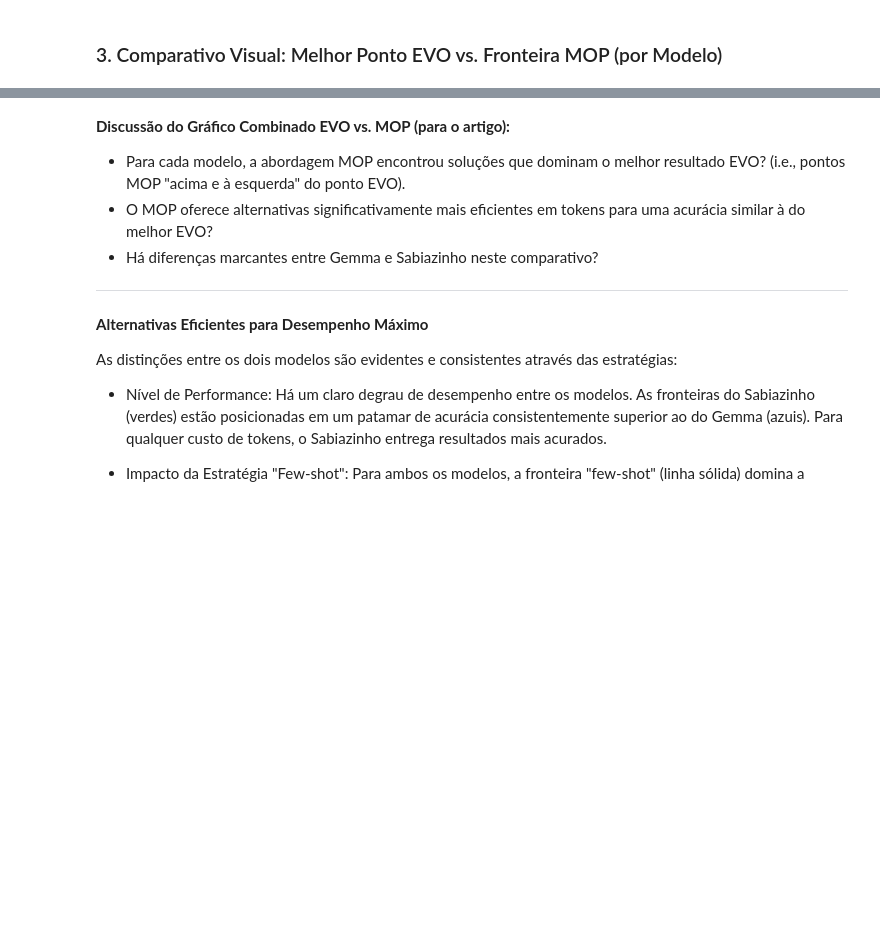
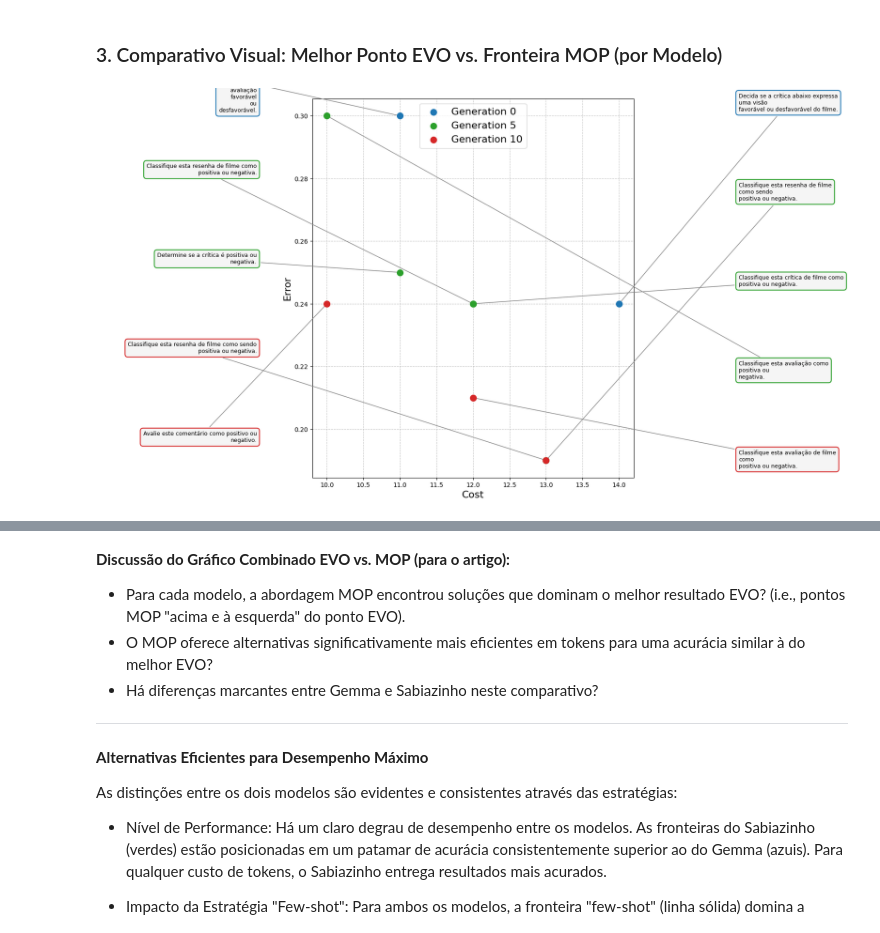
Before and after one commit to SaraCamara/mo-prompt-project, a Jupyter notebook: results/artigo_analise_resultados.ipynb, the cells around one changed output, grey strips where cells are left out. Saved outputs shown, nothing was run; the diff lists cells and outputs as text; code cells hidden in the pictures; blank space fills up the shorter version.

```diff
--- a/results/artigo_analise_resultados.ipynb
+++ b/results/artigo_analise_resultados.ipynb
@@ -405,3 +405,97 @@ A comparação direta entre a melhor solução do EVO e os pontos extrmops do MO
  * Para o Gemma (Zero-shot): O EVO alcançou a maior acurácia para este modelo (0.8700), mas com um custo de 19 tokens. Em contrapartida, o ponto de "Máxima Acurácia" do MOP atingiu uma performance muito próxima (0.8500), utilizando apenas 12 tokens. Neste caso, o MOP oferece uma alternativa que sacrifica apenas 0.02 ponto de acurácia para economizar 7 tokens (~37% de redução). Para muitas aplicações práticas, esta seria uma troca altamente desejável.
 # %% [markdown]
 ### 3. Comparativo Visual: Melhor Ponto EVO vs. Fronteira MOP (por Modelo)
+# %%
+import matplotlib.pyplot as plt
+import pandas as pd
+import io
+import numpy as np
+import matplotlib.patheffects as path_effects
+import textwrap # <-- 1. Importamos a biblioteca para formatar o texto
+
+# Dados fornecidos pelo usuário
+csv_data = """generation,prompt,acc,f1,tokens,rank,crowding_distance
+0,Decida se a crítica abaixo expressa uma visão favorável ou desfavorável do filme.,0.76,0.7073170731707317,14,0,inf
+0,Determine se a crítica expressa uma avaliação favorável ou desfavorável.,0.7,0.7580645161290323,11,0,inf
+5,"Classifique esta resenha de filme como sendo positiva ou negativa.",0.81,0.8041237113402062,13,0,inf
+5,"Classifique esta resenha de filme como positiva ou negativa.",0.76,0.75,12,0,0.4242424242424242
+5,"Classifique esta crítica de filme como positiva ou negativa.",0.76,0.7333333333333333,12,0,0.7878787878787878
+5,"Determine se a crítica é positiva ou negativa.",0.75,0.7619047619047619,11,0,1.212121212121212
+5,"Classifique esta avaliação como positiva ou negativa.",0.7,0.7272727272727273,10,0,inf
+10,"Classifique esta resenha de filme como sendo positiva ou negativa.",0.81,0.8041237113402062,13,0,inf
+10,"Classifique esta avaliação de filme como positiva ou negativa.",0.79,0.7878787878787878,12,0,2.0
+10,"Avalie este comentário como positivo ou negativo.",0.76,0.7551020408163265,10,0,inf
+"""
+
+# Criar um DataFrame a partir dos dados
+gemma_few_shot_df = pd.read_csv(io.StringIO(csv_data))
+
+# --- Criação do Gráfico ---
+fig, ax = plt.subplots(figsize=(18, 10))
+
+# --- Paleta de cores para as gerações ---
+cores_geracoes = {0: '#1f77b4', 5: '#2ca02c', 10: '#d62728'}
+
+# --- Lógica de Posicionamento Lateral ---
+prompts_direita = [p for i, p in enumerate(gemma_few_shot_df.itertuples()) if i % 2 == 0]
+prompts_esquerda = [p for i, p in enumerate(gemma_few_shot_df.itertuples()) if i % 2 != 0]
+pos_y_direita = np.linspace(0.9, 0.1, len(prompts_direita))
+pos_y_esquerda = np.linspace(0.95, 0.15, len(prompts_esquerda))
+
+# --- Adicionando as Anotações ---
+
+# Plota todos os pontos de dados primeiro
+for index, row in gemma_few_shot_df.iterrows():
+    cor = cores_geracoes.get(row['generation'], 'gray')
+    ax.scatter(row['tokens'], 1 - row['acc'], color=cor, s=100, zorder=5,
+               label=f"Generation {row['generation']}")
+
+# Anotações da Direita
+for i, ponto in enumerate(prompts_direita):
+    # 2. Formata o texto para ter uma largura maior
+    texto_formatado = textwrap.fill(ponto.prompt, width=45)
+
+    ax.annotate(
+        text=texto_formatado,
+        xy=(ponto.tokens, 1 - ponto.acc),
+        xytext=(0.80, pos_y_direita[i]), # <-- Caixas mais próximas
+        textcoords='figure fraction',
+        # 3. Seta reta (rmopvido o 'connectionstyle')
+        arrowprops=dict(arrowstyle="-", color='gray', shrinkB=5),
+        bbox=dict(boxstyle="round,pad=0.5", fc="whitesmoke", ec=cores_geracoes.get(ponto.generation, 'gray'), lw=1.5),
+        fontsize=9, wrap=True, ha='left', va='center'
+    )
+
+# Anotações da Esquerda
+for i, ponto in enumerate(prompts_esquerda):
+    # 2. Formata o texto para ter uma largura maior
+    texto_formatado = textwrap.fill(ponto.prompt, width=45)
+
+    ax.annotate(
+        text=texto_formatado,
+        xy=(ponto.tokens, 1 - ponto.acc),
+        xytext=(0.20, pos_y_esquerda[i]), # <-- Caixas mais próximas
+        textcoords='figure fraction',
+        # 3. Seta reta (rmopvido o 'connectionstyle')
+        arrowprops=dict(arrowstyle="-", color='gray', shrinkB=5),
+        bbox=dict(boxstyle="round,pad=0.5", fc="whitesmoke", ec=cores_geracoes.get(ponto.generation, 'gray'), lw=1.5),
+        fontsize=9, wrap=True, ha='right', va='center'
+    )
+
+
+# --- Configurações Finais ---
+ax.set_xlabel("Cost", fontsize=16)
+ax.set_ylabel("Error", fontsize=16)
+ax.grid(True, linestyle='--', alpha=0.7)
+
+# Lógica para legenda sem duplicatas
+handles, labels = ax.get_legend_handles_labels()
+by_label = dict(zip(labels, handles))
+ax.legend(by_label.values(), by_label.keys(), title="", fontsize=16, loc='best')
+
+# Ajusta o espaçamento da figura para dar espaço às anotações
+plt.subplots_adjust(left=0.3, right=0.7, top=0.95, bottom=0.1)
+
+plt.show()
+# %% [output]
+[figure, added]
```
Also changed, not shown: parts of 3 cells of this notebook, 3 other files.
